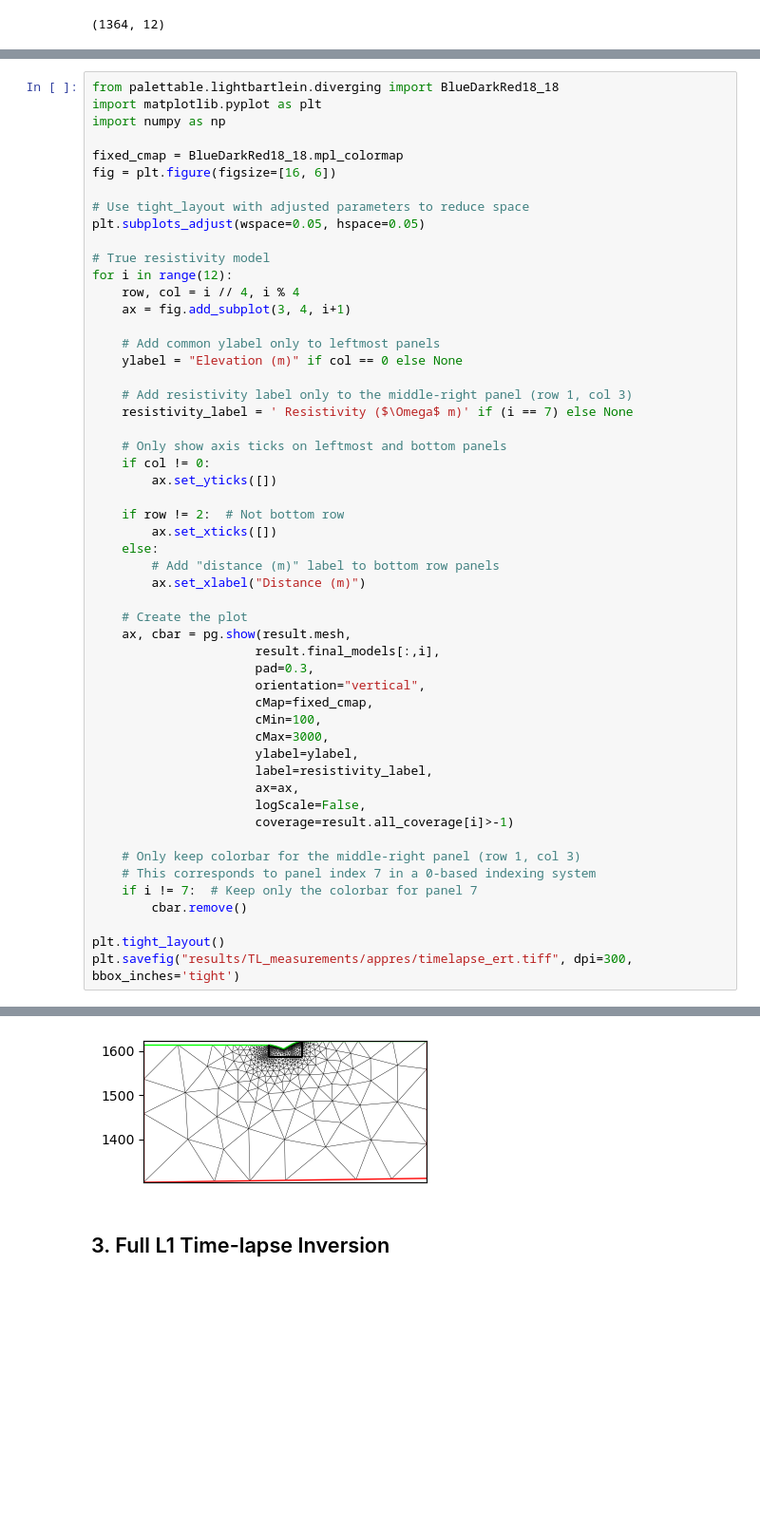
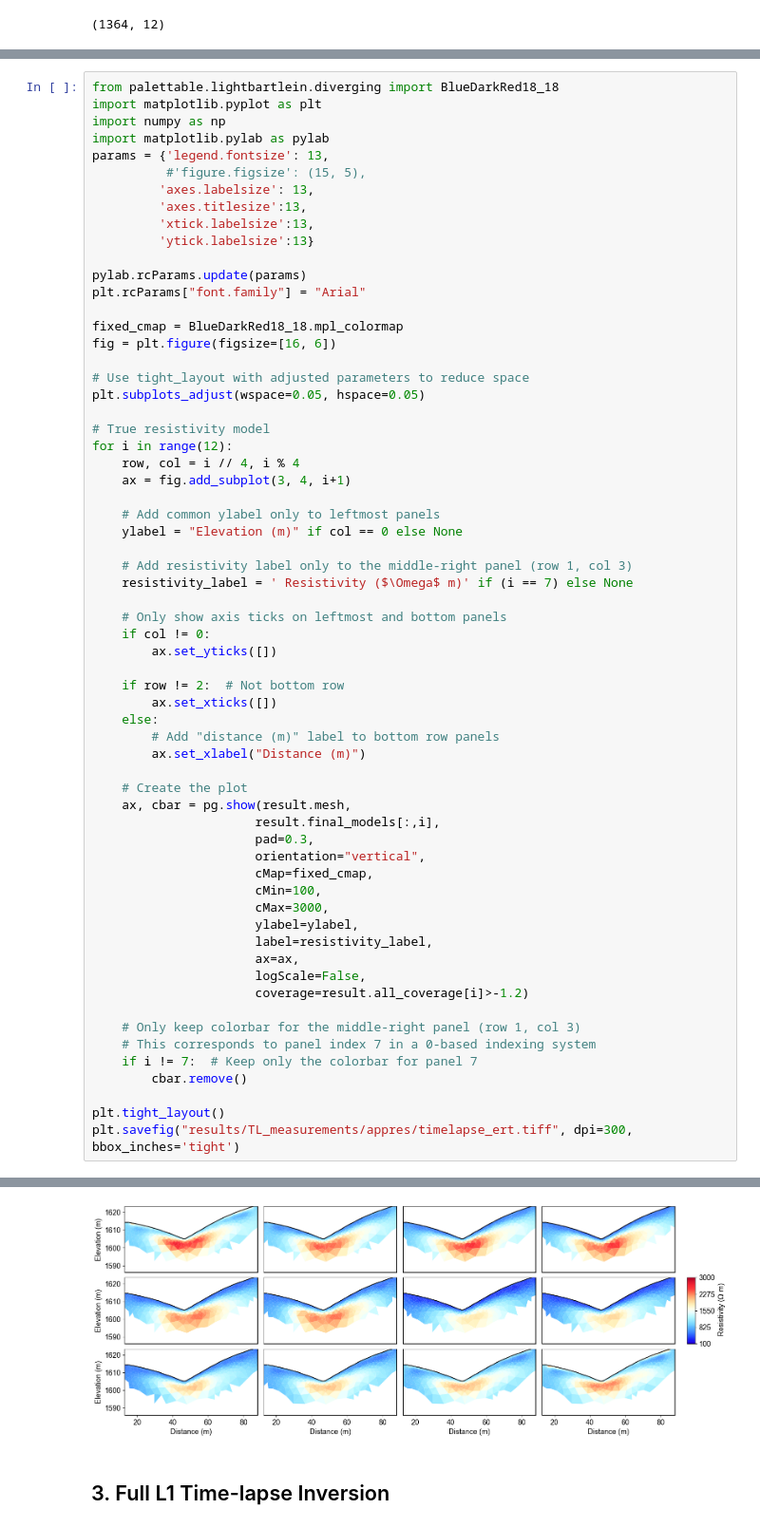
Before and after one commit to geohang/watershed_geophysics, a Jupyter notebook: examples/TL_inversion.ipynb, the cells around one changed output, grey strips where cells are left out. Shown: that part at 95% size. Saved outputs shown, nothing was run; the diff lists cells and outputs as text; blank space fills up the shorter version.

```diff
--- a/examples/TL_inversion.ipynb
+++ b/examples/TL_inversion.ipynb
@@ -281,6 +277,16 @@ Mesh: Nodes: 1044 Cells: 1899 Boundaries: 2942
 from palettable.lightbartlein.diverging import BlueDarkRed18_18
 import matplotlib.pyplot as plt
 import numpy as np
+import matplotlib.pylab as pylab
+params = {'legend.fontsize': 13,
+          #'figure.figsize': (15, 5),
+         'axes.labelsize': 13,
+         'axes.titlesize':13,
+         'xtick.labelsize':13,
+         'ytick.labelsize':13}
+
+pylab.rcParams.update(params)
+plt.rcParams["font.family"] = "Arial"
 
 fixed_cmap = BlueDarkRed18_18.mpl_colormap
 fig = plt.figure(figsize=[16, 6])
@@ -321,7 +327,7 @@ for i in range(12):
                       label=resistivity_label,
                       ax=ax,
                       logScale=False,
-                      coverage=result.all_coverage[i]>-1)
+                      coverage=result.all_coverage[i]>-1.2)
 
     # Only keep colorbar for the middle-right panel (row 1, col 3)
     # This corresponds to panel index 7 in a 0-based indexing system
@@ -350,4 +340,4 @@ AttributeError: 'NoneType' object has no attribute 'remove'
-[figure, old version]
+[figure, new version]
 # %% [markdown]
 ## 3. Full L1 Time-lapse Inversion
 # %%
```
Also changed, not shown: parts of 3 cells of this notebook, 5 other files.
